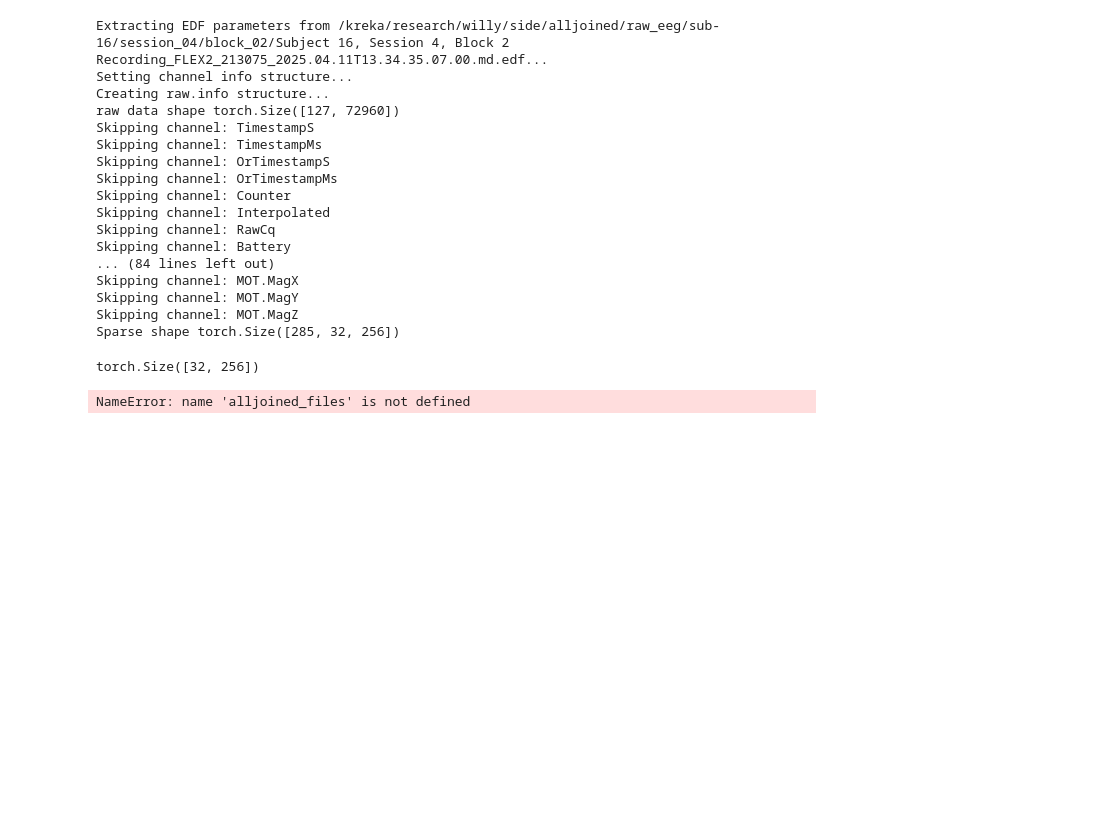
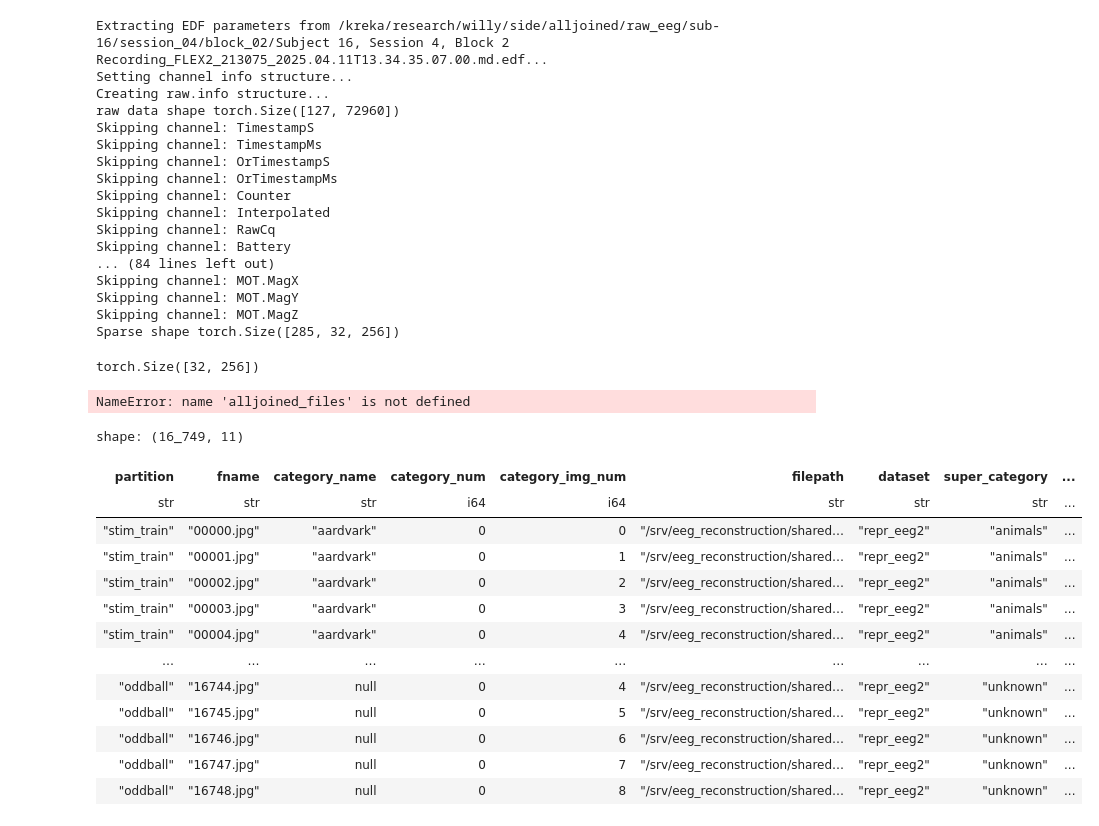
Before and after one commit to ironman5366/brain, a Jupyter notebook: notebooks/explore_alljoined.ipynb, the cells around one changed output. Saved outputs shown, nothing was run; the diff lists cells and outputs as text; code cells hidden in the pictures; blank space fills up the shorter version.

```diff
--- a/notebooks/explore_alljoined.ipynb
+++ b/notebooks/explore_alljoined.ipynb
@@ -218,0 +225,19 @@ NameError: name 'alljoined_files' is not defined
+# %%
+base_categories_files = PREPROCESSED_BASE / "experiment_metadata_categories.parquet"
+base_metadata = pl.read_parquet(base_categories_files)
+base_metadata
+# %% [output]
+shape: (16_749, 11)
+| partition | fname | category_name | category_num | category_img_num | filepath | dataset | super_category | ... |
+| str | str | str | i64 | i64 | str | str | str | ... |
+| "stim_train" | "00000.jpg" | "aardvark" | 0 | 0 | "/srv/eeg_reconstruction/shared… | "repr_eeg2" | "animals" | ... |
+| "stim_train" | "00001.jpg" | "aardvark" | 0 | 1 | "/srv/eeg_reconstruction/shared… | "repr_eeg2" | "animals" | ... |
+| "stim_train" | "00002.jpg" | "aardvark" | 0 | 2 | "/srv/eeg_reconstruction/shared… | "repr_eeg2" | "animals" | ... |
+| "stim_train" | "00003.jpg" | "aardvark" | 0 | 3 | "/srv/eeg_reconstruction/shared… | "repr_eeg2" | "animals" | ... |
+| "stim_train" | "00004.jpg" | "aardvark" | 0 | 4 | "/srv/eeg_reconstruction/shared… | "repr_eeg2" | "animals" | ... |
+| … | … | … | … | … | … | … | … | ... |
+| "oddball" | "16744.jpg" | null | 0 | 4 | "/srv/eeg_reconstruction/shared… | "repr_eeg2" | "unknown" | ... |
+| "oddball" | "16745.jpg" | null | 0 | 5 | "/srv/eeg_reconstruction/shared… | "repr_eeg2" | "unknown" | ... |
+| "oddball" | "16746.jpg" | null | 0 | 6 | "/srv/eeg_reconstruction/shared… | "repr_eeg2" | "unknown" | ... |
+| "oddball" | "16747.jpg" | null | 0 | 7 | "/srv/eeg_reconstruction/shared… | "repr_eeg2" | "unknown" | ... |
+| "oddball" | "16748.jpg" | null | 0 | 8 | "/srv/eeg_reconstruction/shared… | "repr_eeg2" | "unknown" | ... |
```
Also changed, not shown: parts of 23 cells of this notebook, 10 other files.
